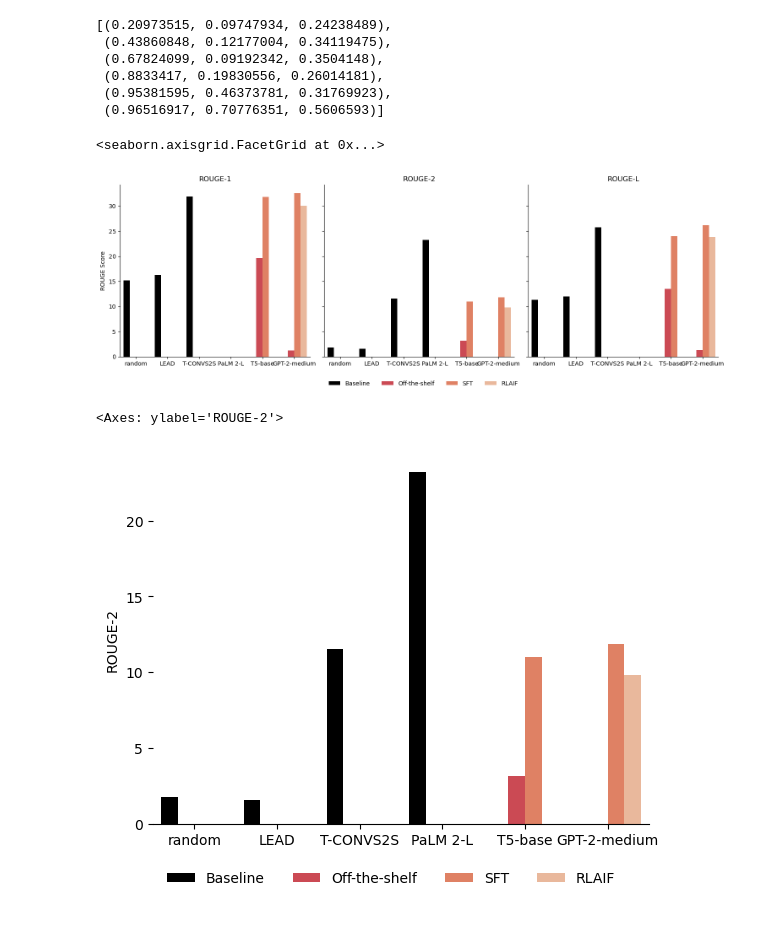
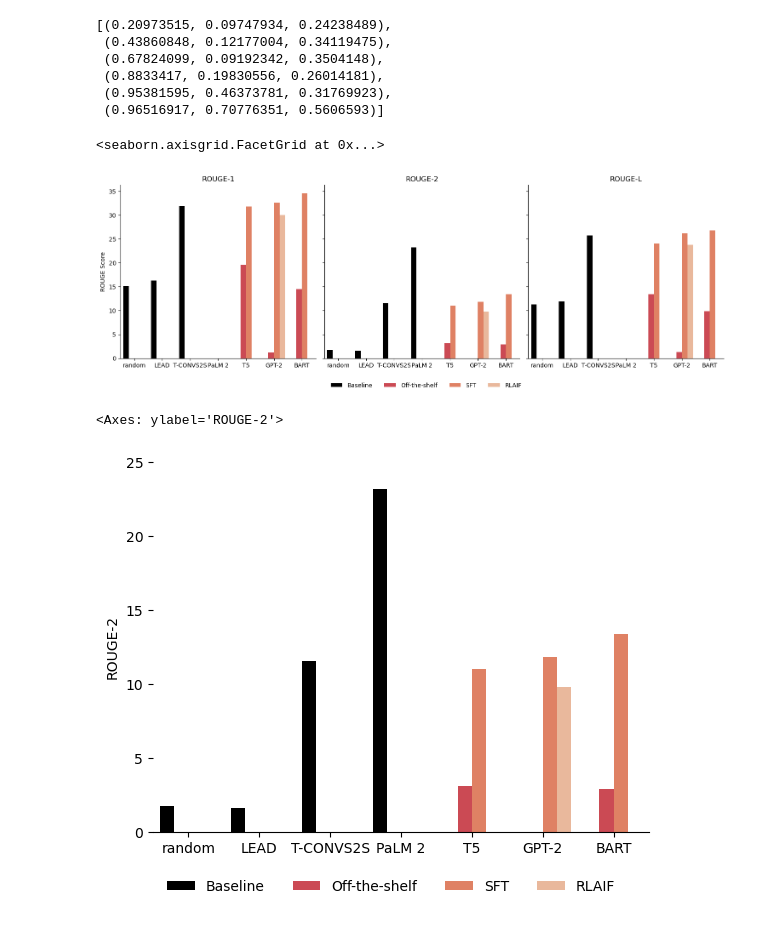
Before and after one commit to jth500/maet-pln, a Jupyter notebook: notebooks/plots.ipynb, the cells around one changed output. Cells and saved outputs as stored; diff of their text form; code cells hidden in the pictures.

```diff
--- a/notebooks/plots.ipynb
+++ b/notebooks/plots.ipynb
@@ -27,47 +27,61 @@ data = [
         'r3': 25.75
     },
     {
-        'model': 'PaLM 2-L',
+        'model': 'PaLM 2',
         'checkpoint': 'Baseline',
         'r1': 0,
         'r2': 23.2,
         'r3': 0
     },
     {
-        'model': 'T5-base',
+        'model': 'T5',
         'checkpoint': 'Off-the-shelf',
         'r1': 19.62,
         'r2': 3.14,
         'r3': 13.47
     },
     {
-        'model': 'T5-base',
+        'model': 'T5',
         'checkpoint': 'SFT',
         'r1': 31.8,
         'r2': 11,
         'r3': 24.02
     },
     {
-        'model': 'GPT-2-medium',
+        'model': 'GPT-2',
         'checkpoint': 'Off-the-shelf',
         'r1': 1.2,
         'r2': 0.01,
         'r3': 1.3
     },
     {
-        'model': 'GPT-2-medium',
+        'model': 'GPT-2',
         'checkpoint': 'SFT',
         'r1': 32.6,
         'r2': 11.84,
         'r3': 26.22
     },
     {
-        'model': 'GPT-2-medium',
+        'model': 'GPT-2',
         'checkpoint': 'RLAIF',
         'r1': 30,
         'r2': 9.8,
         'r3': 23.8
     },
+    {
+        'model': 'BART',
+        'checkpoint': 'Off-the-shelf',
+        'r1': 14.5,
+        'r2': 2.9,
+        'r3': 9.9
+    },
+    {
+        'model': 'BART',
+        'checkpoint': 'SFT',
+        'r1': 34.6,
+        'r2': 13.4,
+        'r3': 26.8
+    }
 ]
 
 df = pd.DataFrame.from_dict(data)
@@ -145,27 +161,29 @@ g.set_axis_labels(x_var="", y_var="ROUGE Score")
 g
 # %% [output]
 <seaborn.axisgrid.FacetGrid at 0x...>
-[figure, old version]
+[figure, new version]
 # %%
 colours = ['black', "#e13442", "#f37650", "#f6b48f"]
 palette = sns.color_palette(colours, 4)
 df_long_subset = df_long.loc[df_long['ROUGE_type'] == "2", :]
 f = sns.barplot(
     df_long_subset,
     x='model',
     y='r',
     hue='checkpoint',
     palette = palette,
 )
 
 sns.move_legend(
     f, "lower center",
     bbox_to_anchor=(.48, -0.2), ncol=4, title=None, frameon=False,
 )
 
 f.set(xlabel='', ylabel='ROUGE-2')
 sns.despine(bottom = False, left = True)
+plt.ylim(0, 25)
+
 f
 # %% [output]
 <Axes: ylabel='ROUGE-2'>
-[figure, old version]
+[figure, new version]
```
Also changed, not shown: parts of 2 cells of this notebook, 1 other file.
